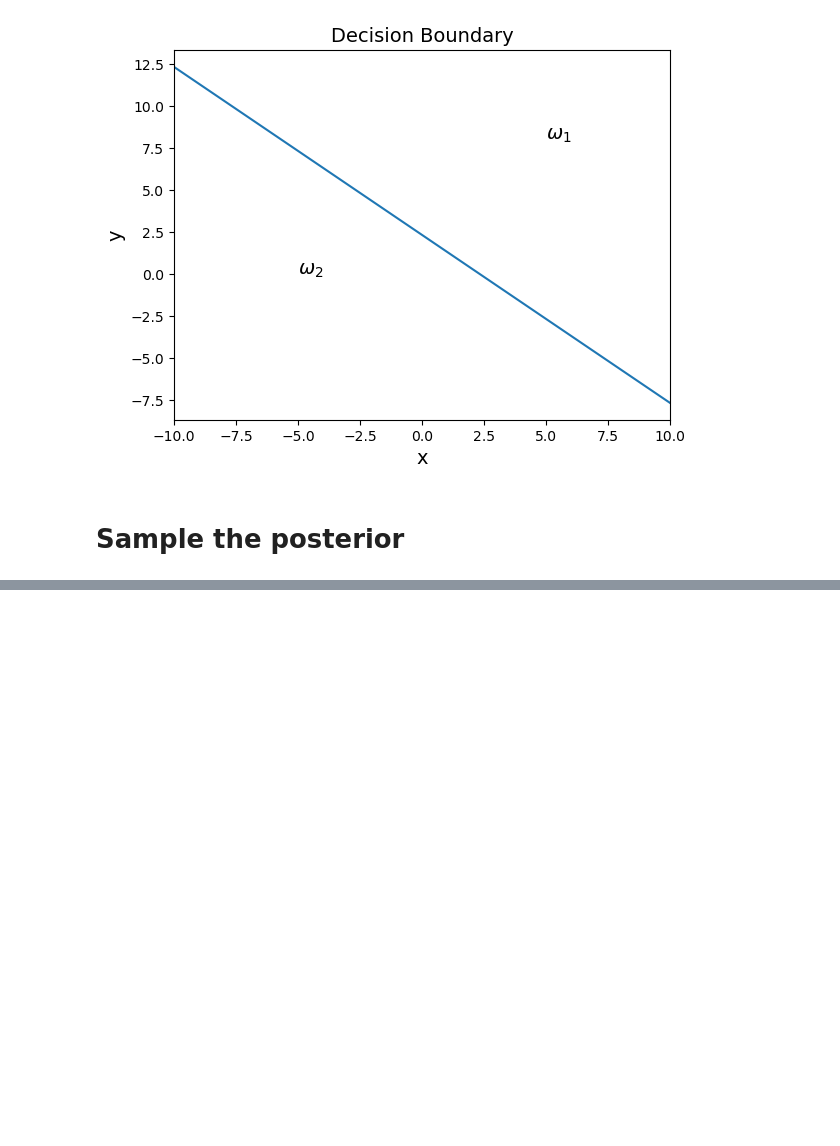
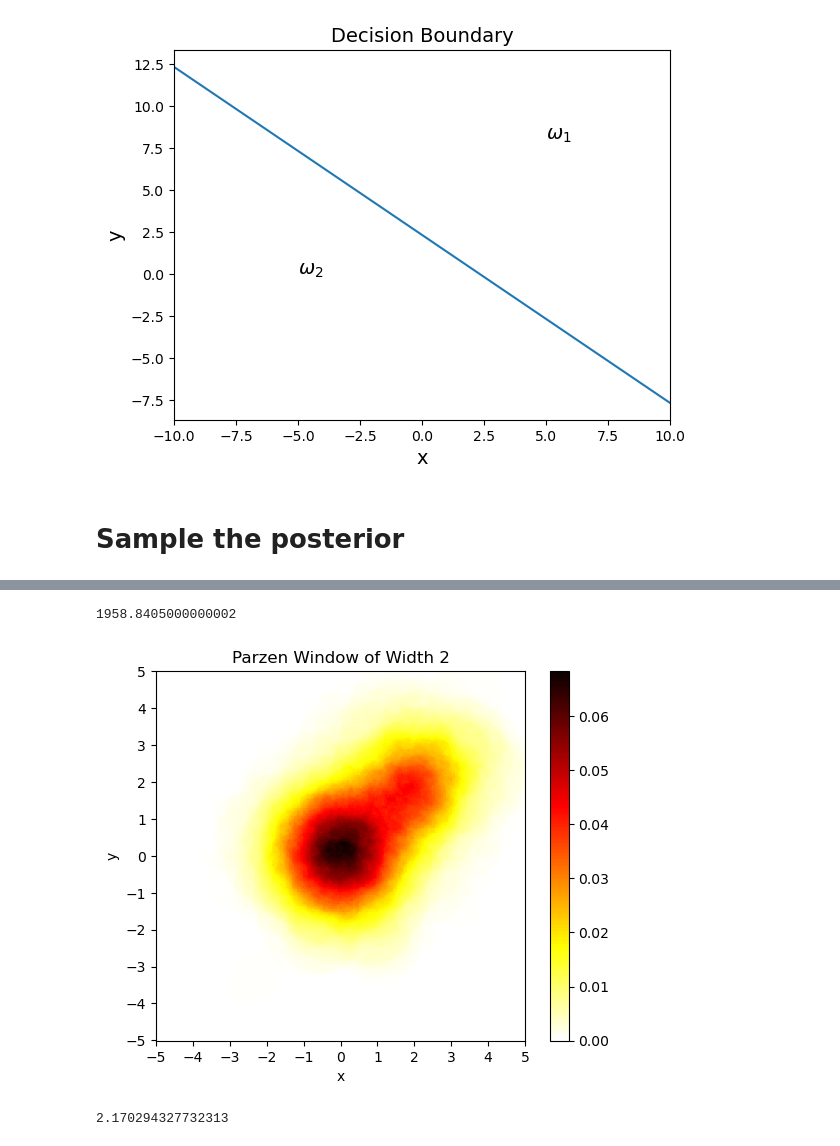
Before and after one commit to qingru-hu/Pattern-Recognition-and-Machine-Learning, a Jupyter notebook: hw5/code/cal.ipynb, the cells around one changed output, grey strips where cells are left out. Cells and saved outputs as stored; diff of their text form; code cells hidden in the pictures; blank space fills up the shorter version.

```diff
--- a/hw5/code/cal.ipynb
+++ b/hw5/code/cal.ipynb
@@ -65,0 +133,24 @@ print(np.sum(ps))
+# %%
+h = 2
+ps = parzen_win(xs, ys, x_grid, y_grid, h, N)
+# ps_grid = ps * step**2
+# %%
+print(np.sum(ps))
+fig, ax = plt.subplots()
+pm = ax.pcolormesh(x_grid, y_grid, ps, cmap='hot_r')
+ax.set_xticks(np.arange(-5, 6, 1))
+ax.set_yticks(np.arange(-5, 6, 1))
+ax.set_xlabel('x')
+ax.set_ylabel('y')
+ax.set_aspect('equal')
+ax.set_title('Parzen Window of Width %s'%h)
+fig.colorbar(pm)
+plt.savefig('p_win.png', dpi=200)
+plt.show()
+# %% [output]
+1958.8405000000002
+[figure, added]
+# %%
+np.sum(abs(ps-f))*step**2
+# %% [output]
+2.170294327732313
```
Also changed, not shown: parts of 24 cells of this notebook, 7 other files.
